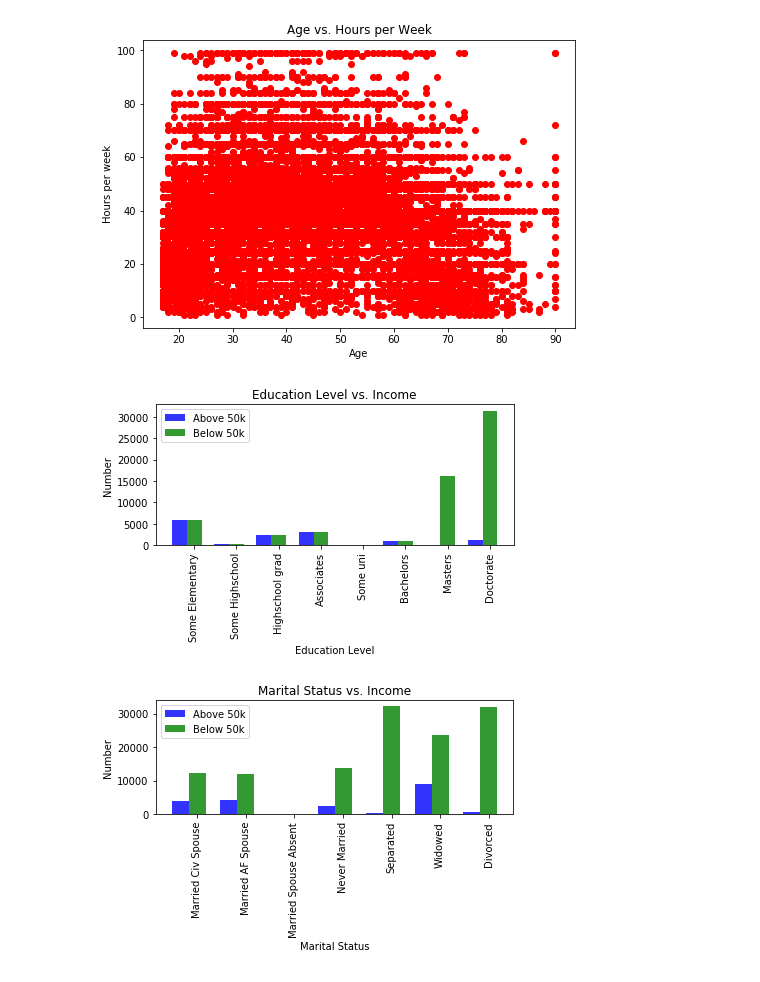
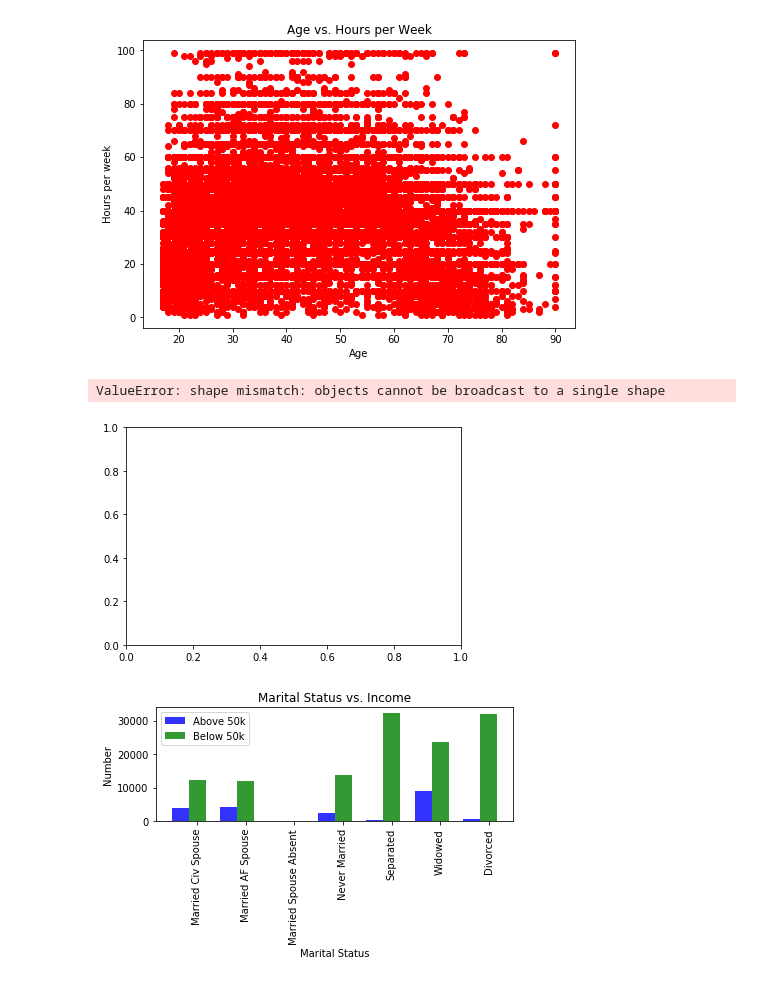
Before and after one commit to MrHarshPatel/comp-551-mini-project-1, a Jupyter notebook: data_preprocessing/adult_data.ipynb, the cells around one changed output. Saved outputs shown, nothing was run; the diff lists cells and outputs as text; code cells hidden in the pictures.

```diff
--- a/data_preprocessing/adult_data.ipynb
+++ b/data_preprocessing/adult_data.ipynb
@@ -182,101 +205,102 @@ Text(0, 0.5, 'Hours per week')
 n_groups = 8
 
 # 1st - 4th grade and
-someelem_above50k = np.count_nonzero(np.logical_and(adult_data_export[:,18]==1, adult_data_export[:,3]==1))
-someelem_below50k = np.count_nonzero(np.logical_and(adult_data_export[:,18]==1, adult_data_export[:,3]==1))
+someelem_female = np.count_nonzero(np.logical_and(adult_data_export[:,18]==1, adult_data_export[:,3]==1))
+someelem_male = np.count_nonzero(np.logical_and(adult_data_export[:,18]==1, adult_data_export[:,3]==0))
 
 #5th - 6th grade
-someelem_above50k += np.count_nonzero(np.logical_and(adult_data_export[:,19]==1, adult_data_export[:,3]==1))
-someelem_below50k += np.count_nonzero(np.logical_and(adult_data_export[:,19]==1, adult_data_export[:,3]==1))
+someelem_female += np.count_nonzero(np.logical_and(adult_data_export[:,19]==1, adult_data_export[:,3]==1))
+someelem_female += np.count_nonzero(np.logical_and(adult_data_export[:,19]==1, adult_data_export[:,3]==0))
 
 # 7th - 8th grade
-someelem_above50k += np.count_nonzero(np.logical_and(adult_data_export[:,20]==1, adult_data_export[:,3]==1))
-someelem_below50k += np.count_nonzero(np.logical_and(adult_data_export[:,20]==1, adult_data_export[:,3]==1))
+someelem_female += np.count_nonzero(np.logical_and(adult_data_export[:,20]==1, adult_data_export[:,3]==1))
+someelem_male += np.count_nonzero(np.logical_and(adult_data_export[:,20]==1, adult_data_export[:,3]==0))
 
 # preschool
-someelem_above50k += np.count_nonzero(np.logical_and(adult_data_export[:,28]==1, adult_data_export[:,3]==1))
-someelem_below50k += np.count_nonzero(np.logical_and(adult_data_export[:,28]==1, adult_data_export[:,3]==1))
+someelem_female += np.count_nonzero(np.logical_and(adult_data_export[:,28]==1, adult_data_export[:,3]==1))
+someelem_male += np.count_nonzero(np.logical_and(adult_data_export[:,28]==1, adult_data_export[:,3]==0))
 
 #10th
-somehs_above50k = np.count_nonzero(np.logical_and(adult_data_export[:,15]==1, adult_data_export[:,3]==0))
-somehs_below50k = np.count_nonzero(np.logical_and(adult_data_export[:,15]==1, adult_data_export[:,3]==0))
+somehs_female = np.count_nonzero(np.logical_and(adult_data_export[:,15]==1, adult_data_export[:,3]==1))
+somehs_male = np.count_nonzero(np.logical_and(adult_data_export[:,15]==1, adult_data_export[:,3]==0))
 
 #11th
-somehs_above50k += np.count_nonzero(np.logical_and(adult_data_export[:,16]==1, adult_data_export[:,3]==0))
-somehs_below50k += np.count_nonzero(np.logical_and(adult_data_export[:,16]==1, adult_data_export[:,3]==0))
+somehs_female += np.count_nonzero(np.logical_and(adult_data_export[:,16]==1, adult_data_export[:,3]==1))
+somehs_male += np.count_nonzero(np.logical_and(adult_data_export[:,16]==1, adult_data_export[:,3]==0))
 
 #12th
-somehs_above50k += np.count_nonzero(np.logical_and(adult_data_export[:,17]==1, adult_data_export[:,3]==0))
-somehs_below50k += np.count_nonzero(np.logical_and(adult_data_export[:,17]==1, adult_data_export[:,3]==0))
+somehs_female += np.count_nonzero(np.logical_and(adult_data_export[:,17]==1, adult_data_export[:,3]==1))
+somehs_male += np.count_nonzero(np.logical_and(adult_data_export[:,17]==1, adult_data_export[:,3]==0))
 
 #9th
-somehs_above50k = np.count_nonzero(np.logical_and(adult_data_export[:,21]==1, adult_data_export[:,3]==0))
-somehs_below50k = np.count_nonzero(np.logical_and(adult_data_export[:,21]==1, adult_data_export[:,3]==0))
+somehs_female = np.count_nonzero(np.logical_and(adult_data_export[:,21]==1, adult_data_export[:,3]==1))
+somehs_male = np.count_nonzero(np.logical_and(adult_data_export[:,21]==1, adult_data_export[:,3]==0))
 
 #hs grad
-hs_above50k = np.count_nonzero(np.logical_and(adult_data_export[:,26]==1, adult_data_export[:,3]==1))
-hs_below50k = np.count_nonzero(np.logical_and(adult_data_export[:,26]==1, adult_data_export[:,3]==1))
+hs_female = np.count_nonzero(np.logical_and(adult_data_export[:,26]==1, adult_data_export[:,3]==1))
+hs_male = np.count_nonzero(np.logical_and(adult_data_export[:,26]==1, adult_data_export[:,3]==0))
 
 #assoc-acdm
-assoc_above50k = np.count_nonzero(np.logical_and(adult_data_export[:,22]==1, adult_data_export[:,3]==0))
-assoc_below50k = np.count_nonzero(np.logical_and(adult_data_export[:,22]==1, adult_data_export[:,3]==0))
+assoc_female = np.count_nonzero(np.logical_and(adult_data_export[:,22]==1, adult_data_export[:,3]==1))
+assoc_male = np.count_nonzero(np.logical_and(adult_data_export[:,22]==1, adult_data_export[:,3]==0))
 
 #assoc-voc
-assoc_above50k += np.count_nonzero(np.logical_and(adult_data_export[:,23]==1, adult_data_export[:,3]==0))
-assoc_below50k += np.count_nonzero(np.logical_and(adult_data_export[:,23]==1, adult_data_export[:,3]==0))
+assoc_female += np.count_nonzero(np.logical_and(adult_data_export[:,23]==1, adult_data_export[:,3]==1))
+assoc_male += np.count_nonzero(np.logical_and(adult_data_export[:,23]==1, adult_data_export[:,3]==0))
 
 #prof-school
-assoc_above50k += np.count_nonzero(np.logical_and(adult_data_export[:,29]==1, adult_data_export[:,3]==0))
-assoc_below50k += np.count_nonzero(np.logical_and(adult_data_export[:,29]==1, adult_data_export[:,3]==0))
+assoc_female += np.count_nonzero(np.logical_and(adult_data_export[:,29]==1, adult_data_export[:,3]==1))
+assoc_male += np.count_nonzero(np.logical_and(adult_data_export[:,29]==1, adult_data_export[:,3]==0))
 
 #some college
-someuni_above50k = np.count_nonzero(np.logical_and(adult_data_export[:,30]==1, adult_data_export[:,3]==1))
-someuni_below50k = np.count_nonzero(np.logical_and(adult_data_export[:,30]==1, adult_data_export[:,3]==1))
+someuni_female = np.count_nonzero(np.logical_and(adult_data_export[:,30]==1, adult_data_export[:,3]==1))
+someuni_male = np.count_nonzero(np.logical_and(adult_data_export[:,30]==1, adult_data_export[:,3]==0))
 
 #bachelors
-bach_above50k = np.count_nonzero(np.logical_and(adult_data_export[:,24]==1, adult_data_export[:,3]==0))
-bach_below50k = np.count_nonzero(np.logical_and(adult_data_export[:,24]==1, adult_data_export[:,3]==0))
+bach_female = np.count_nonzero(np.logical_and(adult_data_export[:,24]==1, adult_data_export[:,3]==1))
+bach_male = np.count_nonzero(np.logical_and(adult_data_export[:,24]==1, adult_data_export[:,3]==0))
 
 #masters
-masters_above50k = np.count_nonzero(np.logical_and(adult_data_export[:,27]==1, adult_data_export[:,3]==1))
-masters_below50k = np.count_nonzero(np.logical_and(adult_data_export[:,27]==1, adult_data_export[:,3]==1))
+masters_female = np.count_nonzero(np.logical_and(adult_data_export[:,27]==1, adult_data_export[:,3]==1))
+masters_male = np.count_nonzero(np.logical_and(adult_data_export[:,27]==1, adult_data_export[:,3]==0))
 
 #doctors
-doctor_above50k = np.count_nonzero(np.logical_and(adult_data_export[:,25]==1, adult_data_export[:,3]==0))
-doctor_below50k = np.count_nonzero(np.logical_and(adult_data_export[:,25]==1, adult_data_export[:,3]==0))
+doctor_female = np.count_nonzero(np.logical_and(adult_data_export[:,25]==1, adult_data_export[:,3]==1))
+doctor_male = np.count_nonzero(np.logical_and(adult_data_export[:,25]==1, adult_data_export[:,3]==0))
 
-num_above50k = (someelem_above50k, somehs_above50k, hs_above50k, assoc_above50k,
-                someuni_above50k, bach_above50k, masters_above50k, doctor_above50k)
-num_below50k = (someelem_below50k, somehs_below50k, hs_above50k, assoc_below50k,
-               someuni_below50k, bach_below50k, masters_below50k, doctor_below50k)
+num_female = (someelem_female, somehs_female, hs_female, assoc_female,
+                someuni_female, bach_female, masters_female, doctor_female)
+num_below50k = (someelem_male, somehs_male, hs_male, assoc_male,
+               someuni_male, bach_male, masters_male, doctor_male)
 
 # create plot
 fig, ax = plt.subplots()
 index = np.arange(n_groups)
 bar_width = 0.35
 opacity = 0.8
 
 rects1 = plt.bar(index, num_above50k, bar_width,
 alpha=opacity,
 color='b',
 label='Above 50k')
 
 rects2 = plt.bar(index + bar_width, num_below50k, bar_width,
 alpha=opacity,
 color='g',
 label='Below 50k')
 
 plt.xlabel('Education Level')
 plt.ylabel('Number')
 plt.title('Education Level vs. Income')
 plt.xticks(index + bar_width, ('Some Elementary', 'Some Highschool', 'Highschool grad', 'Associates', 'Some uni',
                               'Bachelors', 'Masters', 'Doctorate'), rotation='vertical')
 plt.legend()
 
 plt.tight_layout()
 plt.show()
 # %% [output]
+ValueError: shape mismatch: objects cannot be broadcast to a single shape
-[figure, old version]
+[figure, new version]
 # %%
 n_groups = 7
 
```
Also changed, not shown: parts of 7 cells of this notebook.
